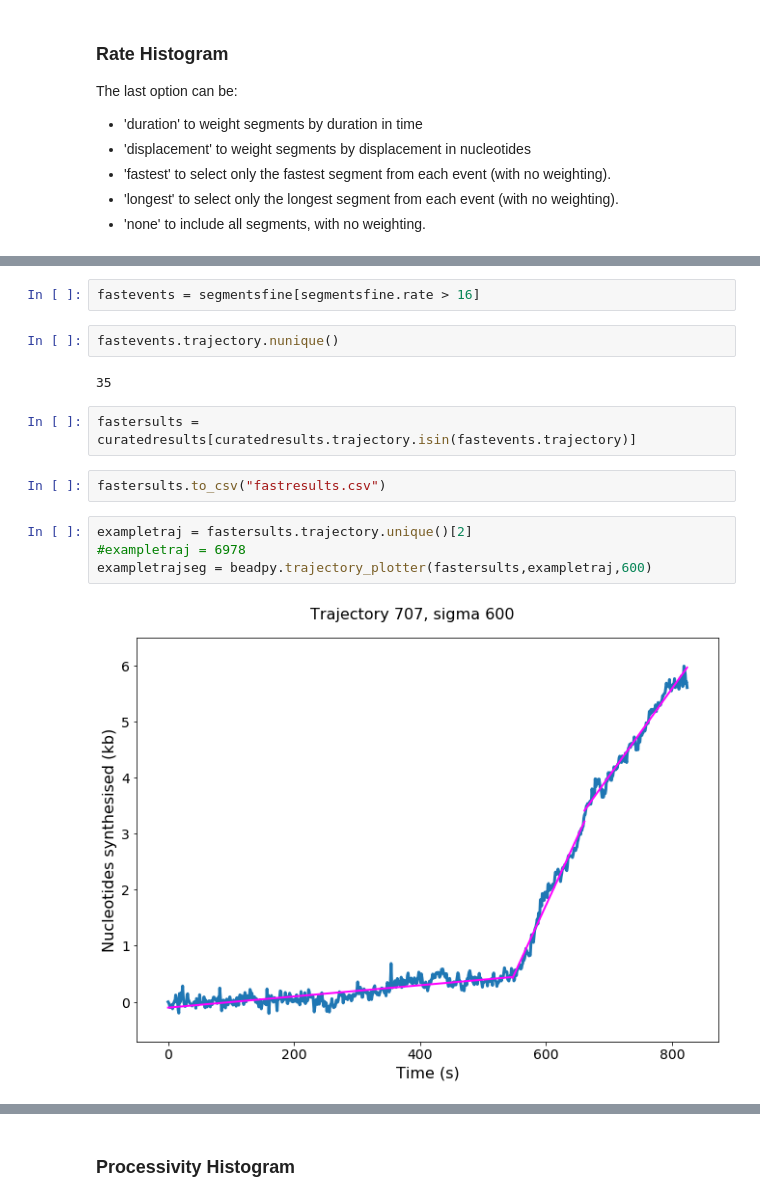
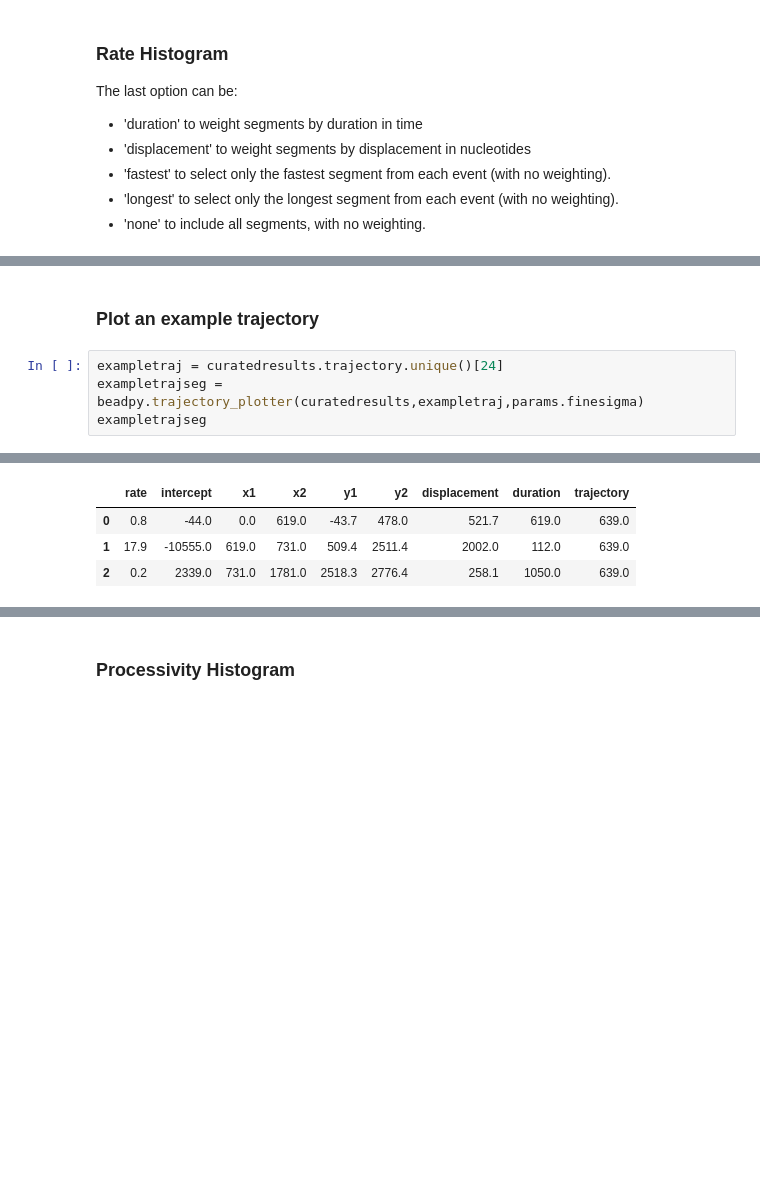
Before and after one commit to flynn949/beadpy, a Jupyter notebook: BeadAnalysis.ipynb, the cells around one changed output, grey strips where cells are left out. Saved outputs shown, nothing was run; the diff lists cells and outputs as text; blank space fills up the shorter version.

```diff
--- a/BeadAnalysis.ipynb
+++ b/BeadAnalysis.ipynb
@@ -244,16 +264,7 @@ beadpy.ratehist(segmentsfine,0, 35, 17, 'fastest')
-# %%
-fastevents = segmentsfine[segmentsfine.rate > 16]
-# %%
-fastevents.trajectory.nunique()
-# %% [output]
-35
-# %%
-fastersults = curatedresults[curatedresults.trajectory.isin(fastevents.trajectory)]
-# %%
-fastersults.to_csv("fastresults.csv")
+# %% [markdown]
+### Plot an example trajectory
 # %%
-exampletraj = fastersults.trajectory.unique()[2]
-#exampletraj = 6978
-exampletrajseg = beadpy.trajectory_plotter(fastersults,exampletraj,600)
+exampletraj = curatedresults.trajectory.unique()[24]
+exampletrajseg = beadpy.trajectory_plotter(curatedresults,exampletraj,params.finesigma)
+exampletrajseg
 # %% [output]
-[figure, removed]
@@ -259,0 +273,4 @@ exampletrajseg = beadpy.trajectory_plotter(fastersults,exampletraj,600)
+|  | rate | intercept | x1 | x2 | y1 | y2 | displacement | duration | trajectory |
+| 0 | 0.8 | -44.0 | 0.0 | 619.0 | -43.7 | 478.0 | 521.7 | 619.0 | 639.0 |
+| 1 | 17.9 | -10555.0 | 619.0 | 731.0 | 509.4 | 2511.4 | 2002.0 | 112.0 | 639.0 |
+| 2 | 0.2 | 2339.0 | 731.0 | 1781.0 | 2518.3 | 2776.4 | 258.1 | 1050.0 | 639.0 |
```
Also changed, not shown: parts of 53 cells of this notebook, 4 other files.
